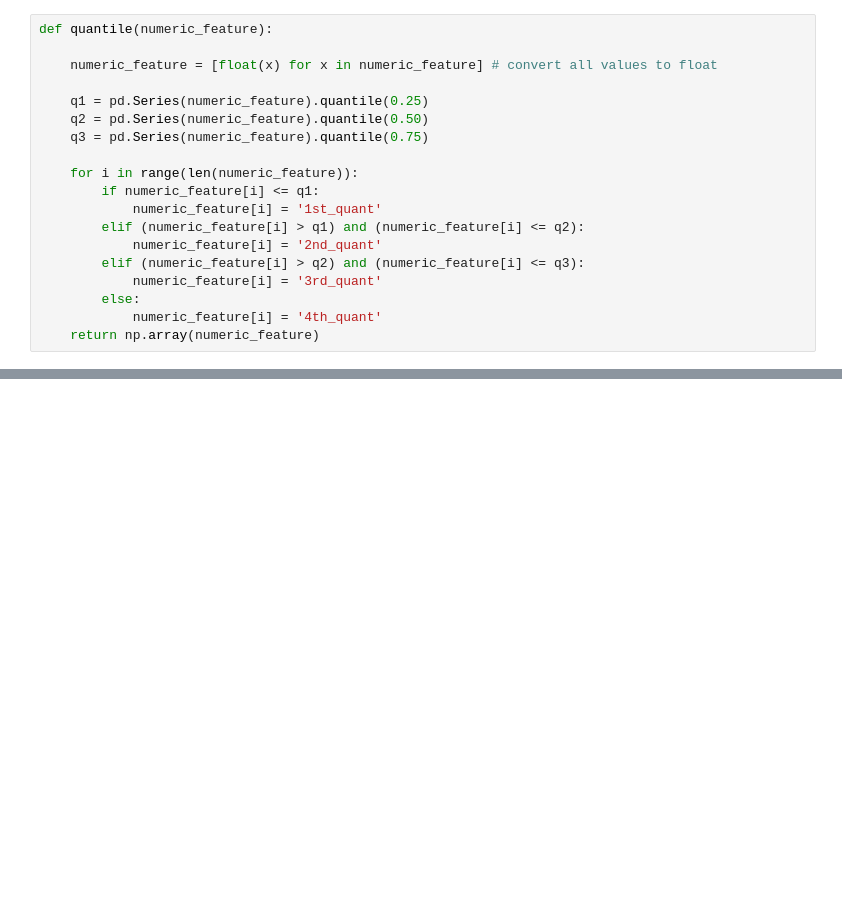
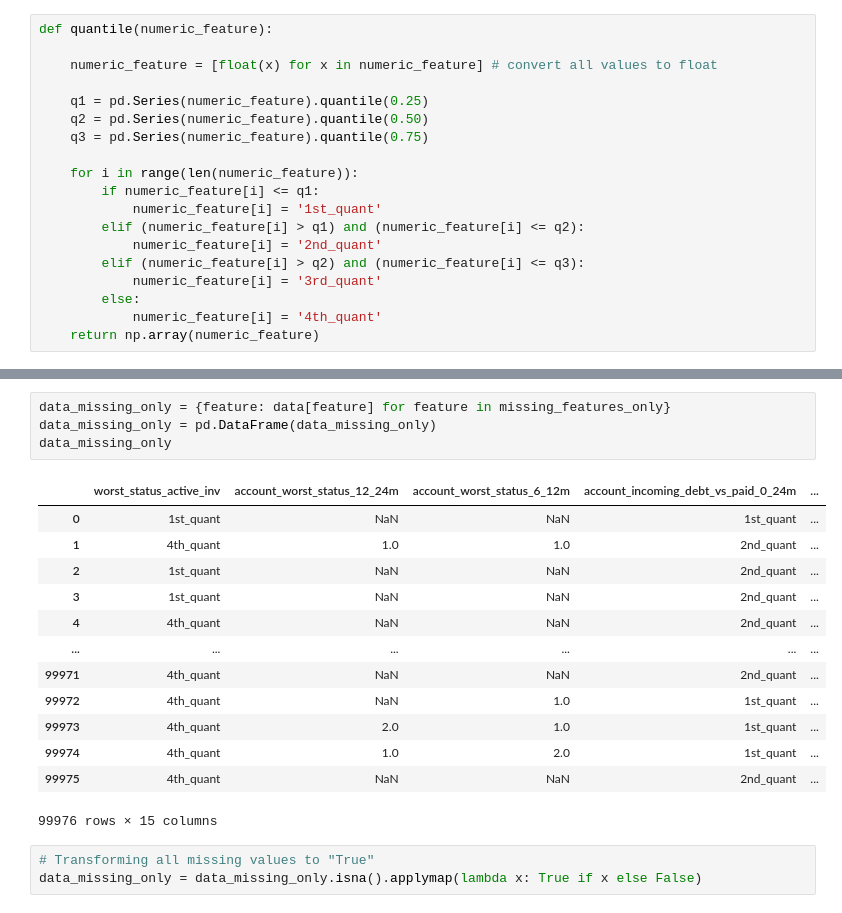
Before and after one commit to Emilio1030/Klarna, a Jupyter notebook: notebooks/Detecting MCAR pattern.ipynb, the cells around one changed output, grey strips where cells are left out. Drawn from its saved outputs; the diff is of its cells as text; blank space fills up the shorter version.

```diff
--- a/notebooks/Detecting MCAR pattern.ipynb
+++ b/notebooks/Detecting MCAR pattern.ipynb
@@ -309,0 +309,21 @@ data.head()
+# %%
+data_missing_only = {feature: data[feature] for feature in missing_features_only}
+data_missing_only = pd.DataFrame(data_missing_only)
+data_missing_only
+# %% [output]
+|  | worst_status_active_inv | account_worst_status_12_24m | account_worst_status_6_12m | account_incoming_debt_vs_paid_0_24m | ... |
+| 0 | 1st_quant | NaN | NaN | 1st_quant | ... |
+| 1 | 4th_quant | 1.0 | 1.0 | 2nd_quant | ... |
+| 2 | 1st_quant | NaN | NaN | 2nd_quant | ... |
+| 3 | 1st_quant | NaN | NaN | 2nd_quant | ... |
+| 4 | 4th_quant | NaN | NaN | 2nd_quant | ... |
+| ... | ... | ... | ... | ... | ... |
+| 99971 | 4th_quant | NaN | NaN | 2nd_quant | ... |
+| 99972 | 4th_quant | NaN | 1.0 | 1st_quant | ... |
+| 99973 | 4th_quant | 2.0 | 1.0 | 1st_quant | ... |
+| 99974 | 4th_quant | 1.0 | 2.0 | 1st_quant | ... |
+| 99975 | 4th_quant | NaN | NaN | 2nd_quant | ... |
+99976 rows × 15 columns
+# %%
+# Transforming all missing values to "True"
+data_missing_only = data_missing_only.isna().applymap(lambda x: True if x else False)
```
Also changed, not shown: parts of 28 cells of this notebook.
